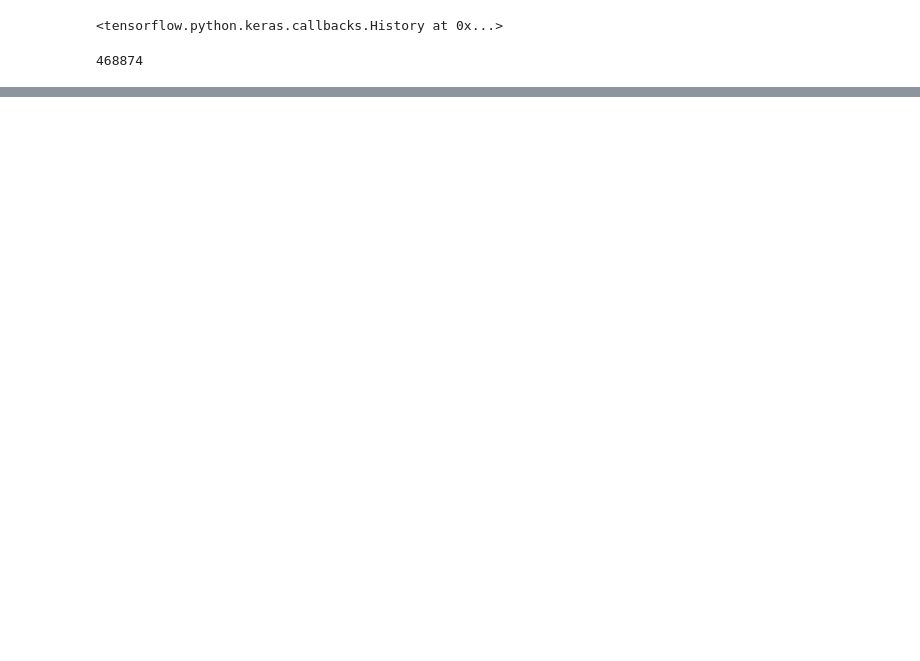
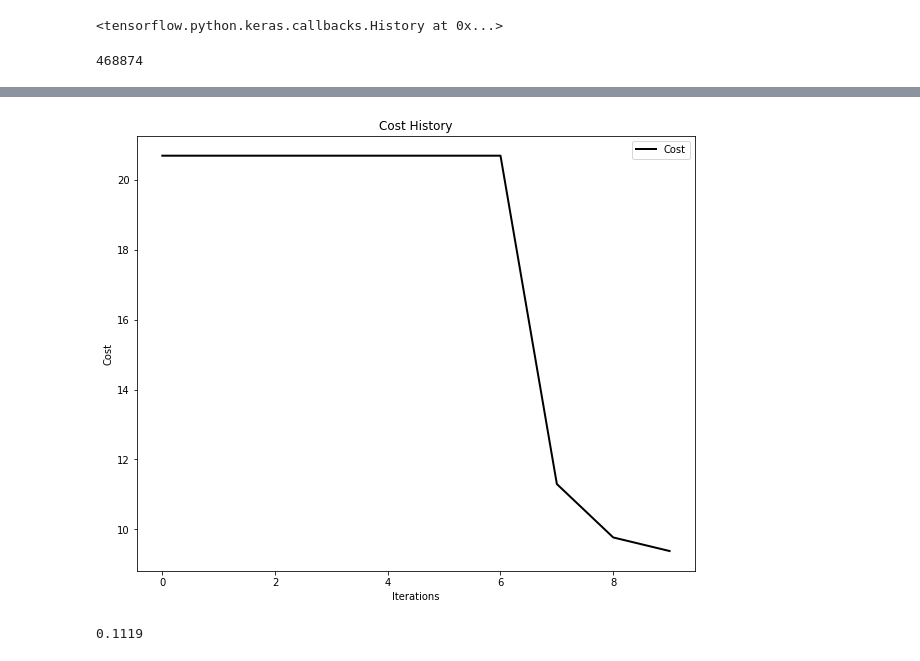
Before and after one commit to lisaong/diec, a Jupyter notebook: day3/pyswarms_v_tensorflow.ipynb, the cells around one changed output, grey strips where cells are left out. Saved outputs shown, nothing was run; the diff lists cells and outputs as text; code cells hidden in the pictures; blank space fills up the shorter version.

Commit message:
added prediction

```diff
--- a/day3/pyswarms_v_tensorflow.ipynb
+++ b/day3/pyswarms_v_tensorflow.ipynb
@@ -224,9 +244,10 @@ def f(x):
 options = {'c1': 0.5, 'c2': 0.3, 'w':0.9}
 
 # Call instance of PSO
-optimizer = ps.single.GlobalBestPSO(n_particles=20, dimensions=dimensions,
+optimizer = ps.single.GlobalBestPSO(n_particles=50, dimensions=dimensions,
                                     options=options)
 
 # Perform optimization
-cost, pos = optimizer.optimize(f, iters=100)
+# This is highly memory intensive, need to tune n_particles and iters
+cost, pos = optimizer.optimize(f, iters=10)
 # %% [output]
@@ -233,0 +257,19 @@ cost, pos = optimizer.optimize(f, iters=100)
+# %%
+from pyswarms.utils.plotters import plot_cost_history
+import matplotlib.pyplot as plt
+
+# Obtain cost history from optimizer instance
+cost_history = optimizer.cost_history
+
+plot_cost_history(cost_history)
+plt.show()
+# %% [output]
+[figure, added]
+# %%
+# accuracy
+from sklearn.metrics import accuracy_score
+
+accuracy_score(y_test,
+               predict(X_test_flat, pos))
+# %% [output]
+0.1119
```
Also changed, not shown: parts of 5 cells of this notebook.
